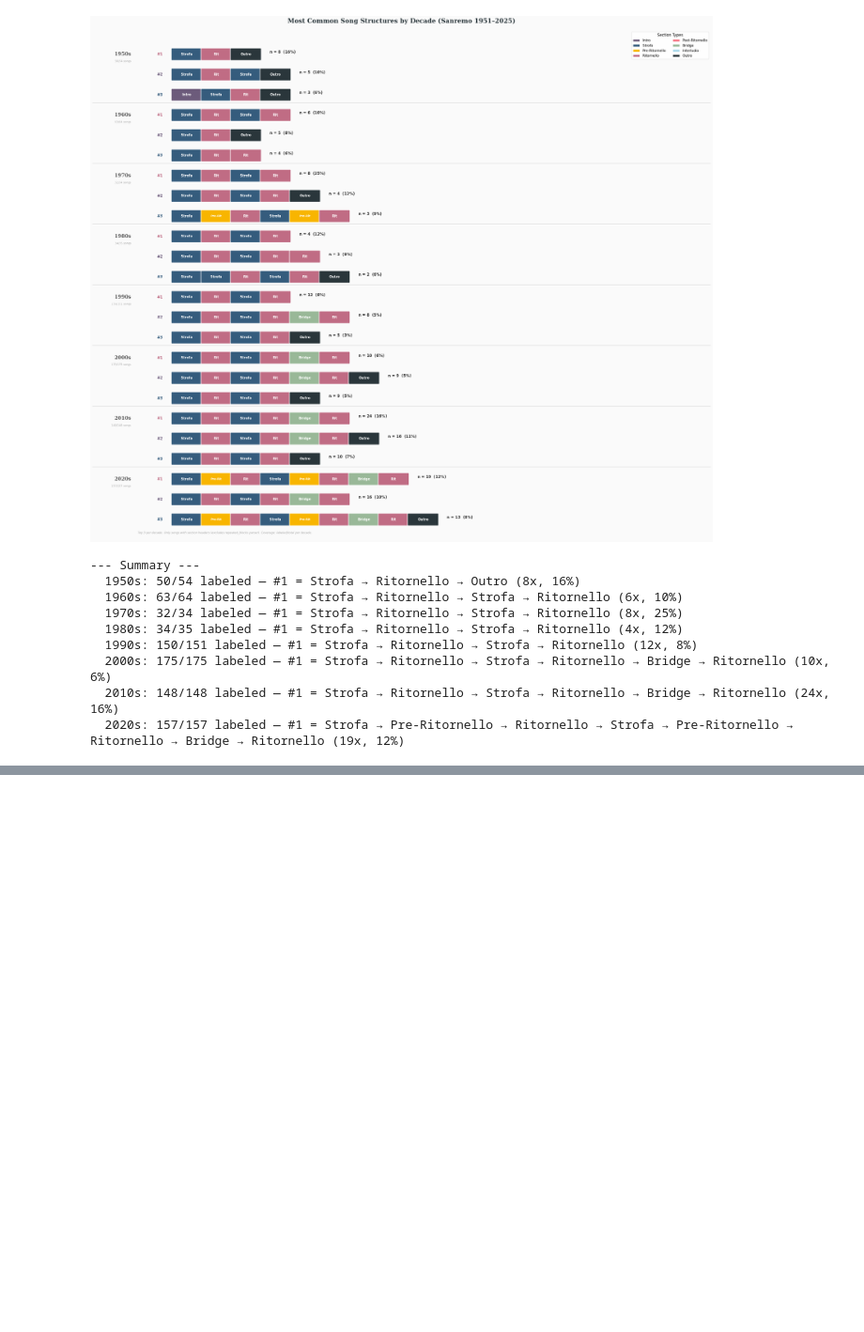
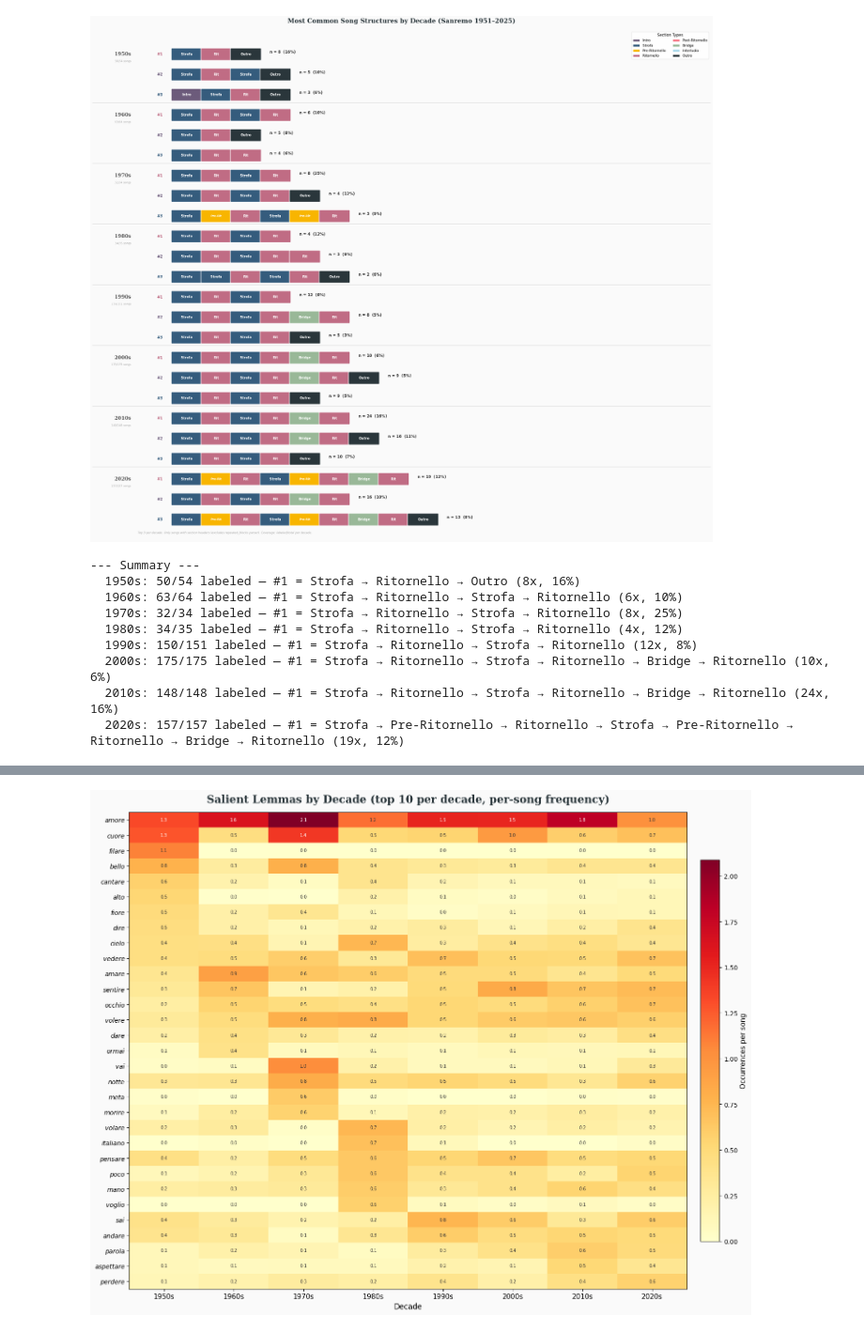
Before and after one commit to sarapaolella/sanremo_project, a Jupyter notebook: analysis.ipynb, the cells around one changed output, grey strips where cells are left out. Shown at 94% size. Cells and saved outputs as stored; diff of their text form; code cells hidden in the pictures; blank space fills up the shorter version.

```diff
--- a/analysis.ipynb
+++ b/analysis.ipynb
@@ -647,0 +904,88 @@ for d in sorted(decade_structs):
+# %%
+from collections import Counter, defaultdict
+
+# Poetic truncations (troncamento) that spacy doesn't resolve
+LEMMA_MERGE = {
+    "amor": "amore",
+    "cuor": "cuore",
+    "fior": "fiore",
+    "ciel": "cielo",
+    "sol": "sole",
+    "ben": "bene",
+    "mal": "male",
+    "signor": "signore",
+}
+
+# Collect lemmas per decade (no stopwords, >2 chars)
+decade_lemma_counts = defaultdict(Counter)
+decade_song_counts = Counter()
+
+for song in songs:
+    decade = (song.year // 10) * 10
+    decade_song_counts[decade] += 1
+    doc = nlp(song.full_text)
+    lemmas = [LEMMA_MERGE.get(t.lemma_.lower(), t.lemma_.lower()) for t in doc
+              if not t.is_space and not t.is_punct
+              and not t.is_stop and len(t.text) > 2
+              and t.pos_ in ("NOUN", "VERB", "ADJ", "ADV")]
+    decade_lemma_counts[decade].update(lemmas)
+
+decades_hm = sorted(decade_lemma_counts.keys())
+
+# Step 1: find top 10 lemmas PER decade (normalized by songs-per-decade)
+top_per_decade = {}
+for d in decades_hm:
+    n_songs = decade_song_counts[d]
+    normalized = {lem: cnt / n_songs for lem, cnt in decade_lemma_counts[d].items()}
+    top_per_decade[d] = [lem for lem, _ in sorted(normalized.items(), key=lambda x: x[1], reverse=True)[:10]]
+
+# Step 2: union of all per-decade top lemmas (preserving first-seen order)
+seen = set()
+salient_lemmas = []
+for d in decades_hm:
+    for lem in top_per_decade[d]:
+        if lem not in seen:
+            salient_lemmas.append(lem)
+            seen.add(lem)
+
+print(f"Salient lemmas (union of top-10 per decade): {len(salient_lemmas)}")
+for d in decades_hm:
+    print(f"  {d}s: {', '.join(top_per_decade[d])}")
+
+# Step 3: build matrix (normalized by songs-per-decade)
+matrix = np.zeros((len(decades_hm), len(salient_lemmas)))
+for i, d in enumerate(decades_hm):
+    n_songs = decade_song_counts[d]
+    for j, lem in enumerate(salient_lemmas):
+        matrix[i, j] = decade_lemma_counts[d][lem] / n_songs if n_songs > 0 else 0
+
+# Plot heatmap
+fig, ax = plt.subplots(figsize=(16, max(8, len(salient_lemmas) * 0.38)))
+fig.patch.set_facecolor("#FAFAFA")
+
+im = ax.imshow(matrix.T, aspect="auto", cmap="YlOrRd", interpolation="nearest")
+
+ax.set_xticks(range(len(decades_hm)))
+ax.set_xticklabels([f"{d}s" for d in decades_hm], fontsize=11)
+ax.set_yticks(range(len(salient_lemmas)))
+ax.set_yticklabels(salient_lemmas, fontsize=10, fontstyle="italic")
+
+# Annotate cells with values
+for i in range(len(decades_hm)):
+    for j in range(len(salient_lemmas)):
+        val = matrix[i, j]
+        color = "white" if val > matrix.max() * 0.6 else "#333"
+        ax.text(i, j, f"{val:.1f}", ha="center", va="center", fontsize=7, color=color)
+
+ax.set_title("Salient Lemmas by Decade (top 10 per decade, per-song frequency)",
+             fontsize=17, fontweight="bold", fontfamily="serif", color="#2A363B", pad=15)
+ax.set_xlabel("Decade", fontsize=12)
+
+cbar = fig.colorbar(im, ax=ax, shrink=0.8, pad=0.02)
+cbar.set_label("Occurrences per song", fontsize=11)
+
+plt.tight_layout()
+plt.savefig("nlp_lemma_heatmap.png", dpi=150, bbox_inches="tight", facecolor="#FAFAFA")
+plt.savefig("svg/nlp_lemma_heatmap.svg", dpi=150, bbox_inches="tight", facecolor="#FAFAFA")
+plt.show()
+# %% [output]
@@ -647,0 +1001 @@ for d in sorted(decade_structs):
+[figure, added]
```
Also changed, not shown: parts of 11 cells of this notebook, 16 other files.
